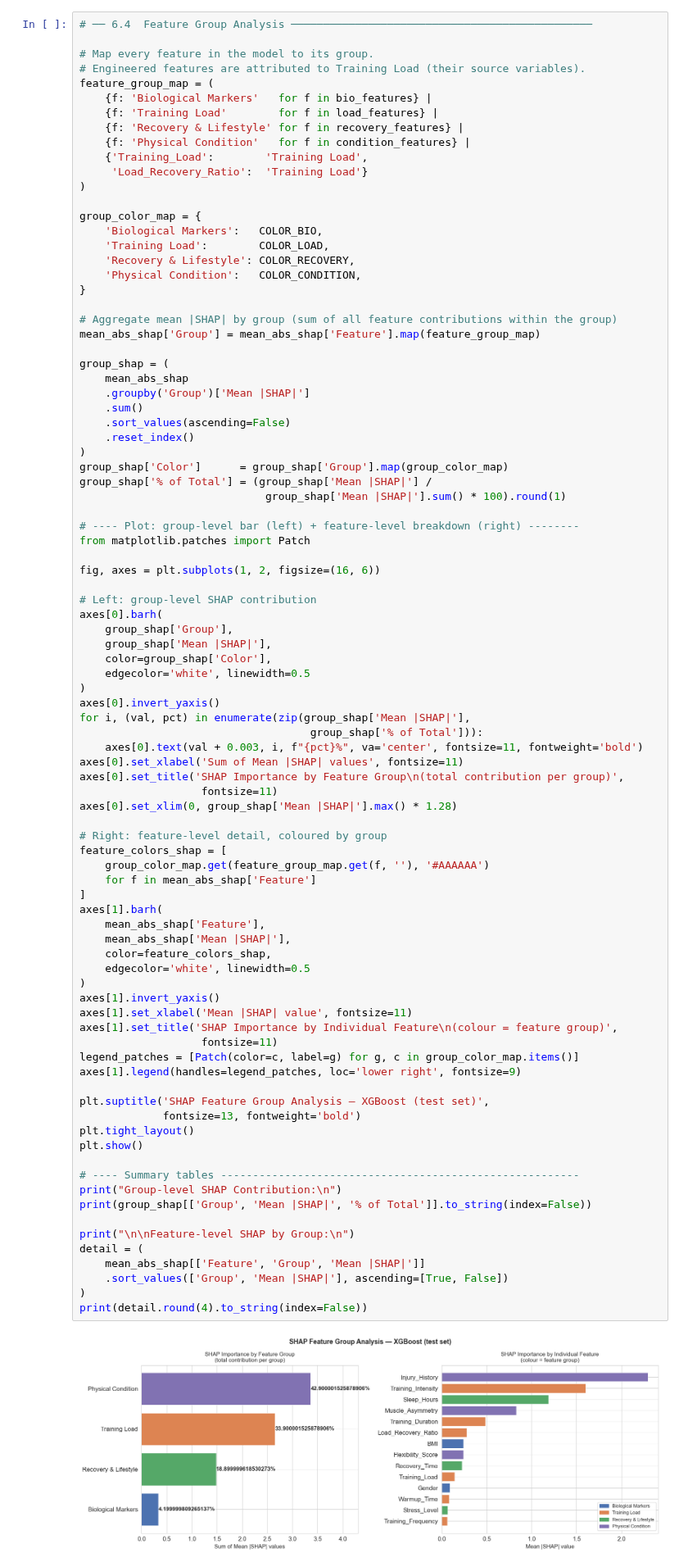
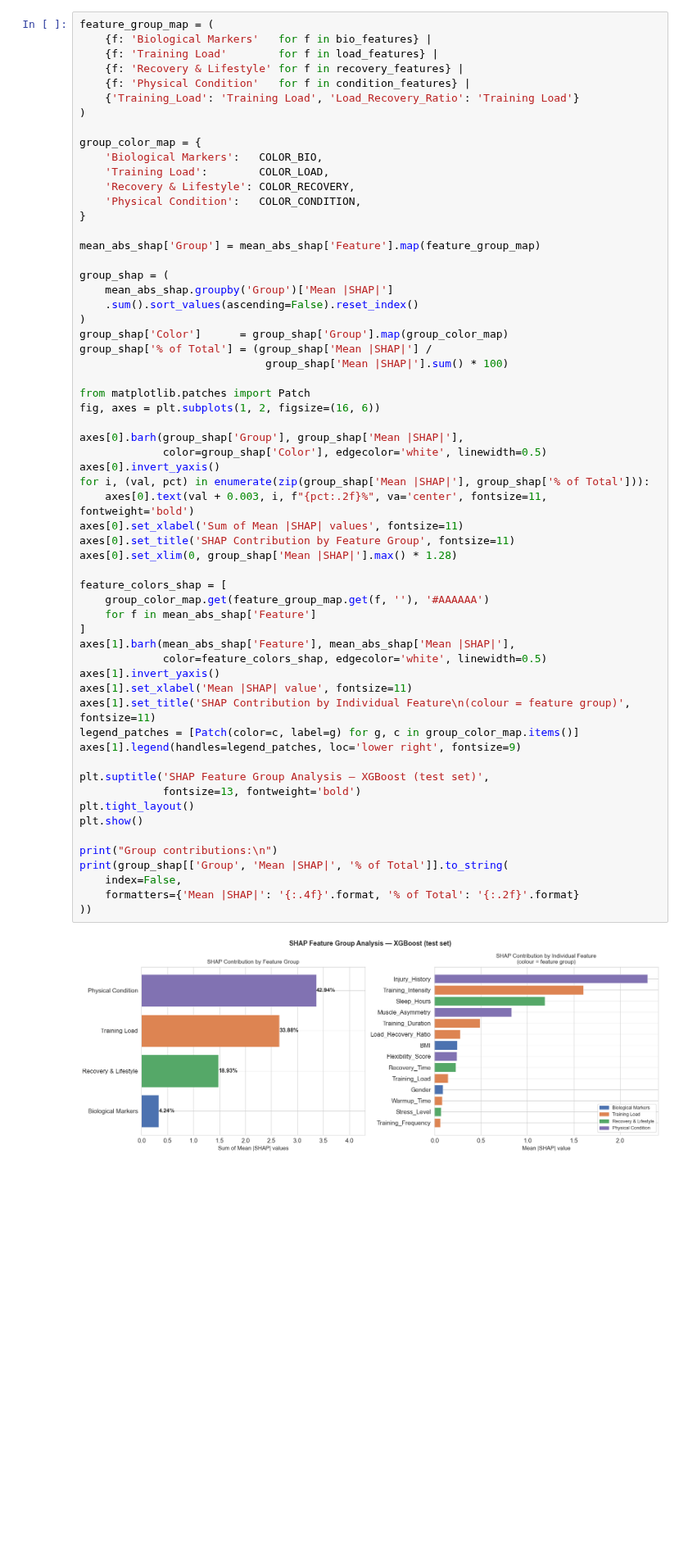
Before and after one commit to letti70033/ML-Athlete-Injury-Risk-Prediction, a Jupyter notebook: notebooks/injury_risk_model.ipynb, the cells around one changed output. Shown at 82% size. Drawn from its saved outputs; the diff is of its cells as text; blank space fills up the shorter version.

```diff
--- a/notebooks/injury_risk_model.ipynb
+++ b/notebooks/injury_risk_model.ipynb
@@ -1668,15 +1645,10 @@ Aggregating mean absolute SHAP values by group converts the per-feature ranking
 # %%
-# ── 6.4  Feature Group Analysis ───────────────────────────────────────────────
-
-# Map every feature in the model to its group.
-# Engineered features are attributed to Training Load (their source variables).
 feature_group_map = (
     {f: 'Biological Markers'   for f in bio_features} |
     {f: 'Training Load'        for f in load_features} |
     {f: 'Recovery & Lifestyle' for f in recovery_features} |
     {f: 'Physical Condition'   for f in condition_features} |
-    {'Training_Load':        'Training Load',
-     'Load_Recovery_Ratio':  'Training Load'}
+    {'Training_Load': 'Training Load', 'Load_Recovery_Ratio': 'Training Load'}
 )
 
 group_color_map = {
@@ -1686,73 +1658,49 @@ group_color_map = {
     'Physical Condition':   COLOR_CONDITION,
 }
 
-# Aggregate mean |SHAP| by group (sum of all feature contributions within the group)
 mean_abs_shap['Group'] = mean_abs_shap['Feature'].map(feature_group_map)
 
 group_shap = (
-    mean_abs_shap
-    .groupby('Group')['Mean |SHAP|']
-    .sum()
-    .sort_values(ascending=False)
-    .reset_index()
+    mean_abs_shap.groupby('Group')['Mean |SHAP|']
+    .sum().sort_values(ascending=False).reset_index()
 )
 group_shap['Color']      = group_shap['Group'].map(group_color_map)
 group_shap['% of Total'] = (group_shap['Mean |SHAP|'] /
-                             group_shap['Mean |SHAP|'].sum() * 100).round(1)
+                             group_shap['Mean |SHAP|'].sum() * 100)
 
-# ---- Plot: group-level bar (left) + feature-level breakdown (right) --------
 from matplotlib.patches import Patch
-
 fig, axes = plt.subplots(1, 2, figsize=(16, 6))
 
-# Left: group-level SHAP contribution
-axes[0].barh(
-    group_shap['Group'],
-    group_shap['Mean |SHAP|'],
-    color=group_shap['Color'],
-    edgecolor='white', linewidth=0.5
-)
+axes[0].barh(group_shap['Group'], group_shap['Mean |SHAP|'],
+             color=group_shap['Color'], edgecolor='white', linewidth=0.5)
 axes[0].invert_yaxis()
-for i, (val, pct) in enumerate(zip(group_shap['Mean |SHAP|'],
-                                    group_shap['% of Total'])):
-    axes[0].text(val + 0.003, i, f"{pct}%", va='center', fontsize=11, fontweight='bold')
+for i, (val, pct) in enumerate(zip(group_shap['Mean |SHAP|'], group_shap['% of Total'])):
+    axes[0].text(val + 0.003, i, f"{pct:.2f}%", va='center', fontsize=11, fontweight='bold')
 axes[0].set_xlabel('Sum of Mean |SHAP| values', fontsize=11)
-axes[0].set_title('SHAP Importance by Feature Group\n(total contribution per group)',
-                   fontsize=11)
+axes[0].set_title('SHAP Contribution by Feature Group', fontsize=11)
 axes[0].set_xlim(0, group_shap['Mean |SHAP|'].max() * 1.28)
 
-# Right: feature-level detail, coloured by group
 feature_colors_shap = [
     group_color_map.get(feature_group_map.get(f, ''), '#AAAAAA')
     for f in mean_abs_shap['Feature']
 ]
-axes[1].barh(
-    mean_abs_shap['Feature'],
-    mean_abs_shap['Mean |SHAP|'],
-    color=feature_colors_shap,
-    edgecolor='white', linewidth=0.5
-)
+axes[1].barh(mean_abs_shap['Feature'], mean_abs_shap['Mean |SHAP|'],
+             color=feature_colors_shap, edgecolor='white', linewidth=0.5)
 axes[1].invert_yaxis()
 axes[1].set_xlabel('Mean |SHAP| value', fontsize=11)
-axes[1].set_title('SHAP Importance by Individual Feature\n(colour = feature group)',
-                   fontsize=11)
+axes[1].set_title('SHAP Contribution by Individual Feature\n(colour = feature group)', fontsize=11)
 legend_patches = [Patch(color=c, label=g) for g, c in group_color_map.items()]
 axes[1].legend(handles=legend_patches, loc='lower right', fontsize=9)
 
 plt.suptitle('SHAP Feature Group Analysis — XGBoost (test set)',
              fontsize=13, fontweight='bold')
 plt.tight_layout()
 plt.show()
 
-# ---- Summary tables --------------------------------------------------------
-print("Group-level SHAP Contribution:\n")
-print(group_shap[['Group', 'Mean |SHAP|', '% of Total']].to_string(index=False))
-
-print("\n\nFeature-level SHAP by Group:\n")
-detail = (
-    mean_abs_shap[['Feature', 'Group', 'Mean |SHAP|']]
-    .sort_values(['Group', 'Mean |SHAP|'], ascending=[True, False])
-)
-print(detail.round(4).to_string(index=False))
+print("Group contributions:\n")
+print(group_shap[['Group', 'Mean |SHAP|', '% of Total']].to_string(
+    index=False,
+    formatters={'Mean |SHAP|': '{:.4f}'.format, '% of Total': '{:.2f}'.format}
+))
 # %% [output]
-[figure, old version]
+[figure, new version]
```
Also changed, not shown: parts of 15 cells of this notebook, 1 other file.
